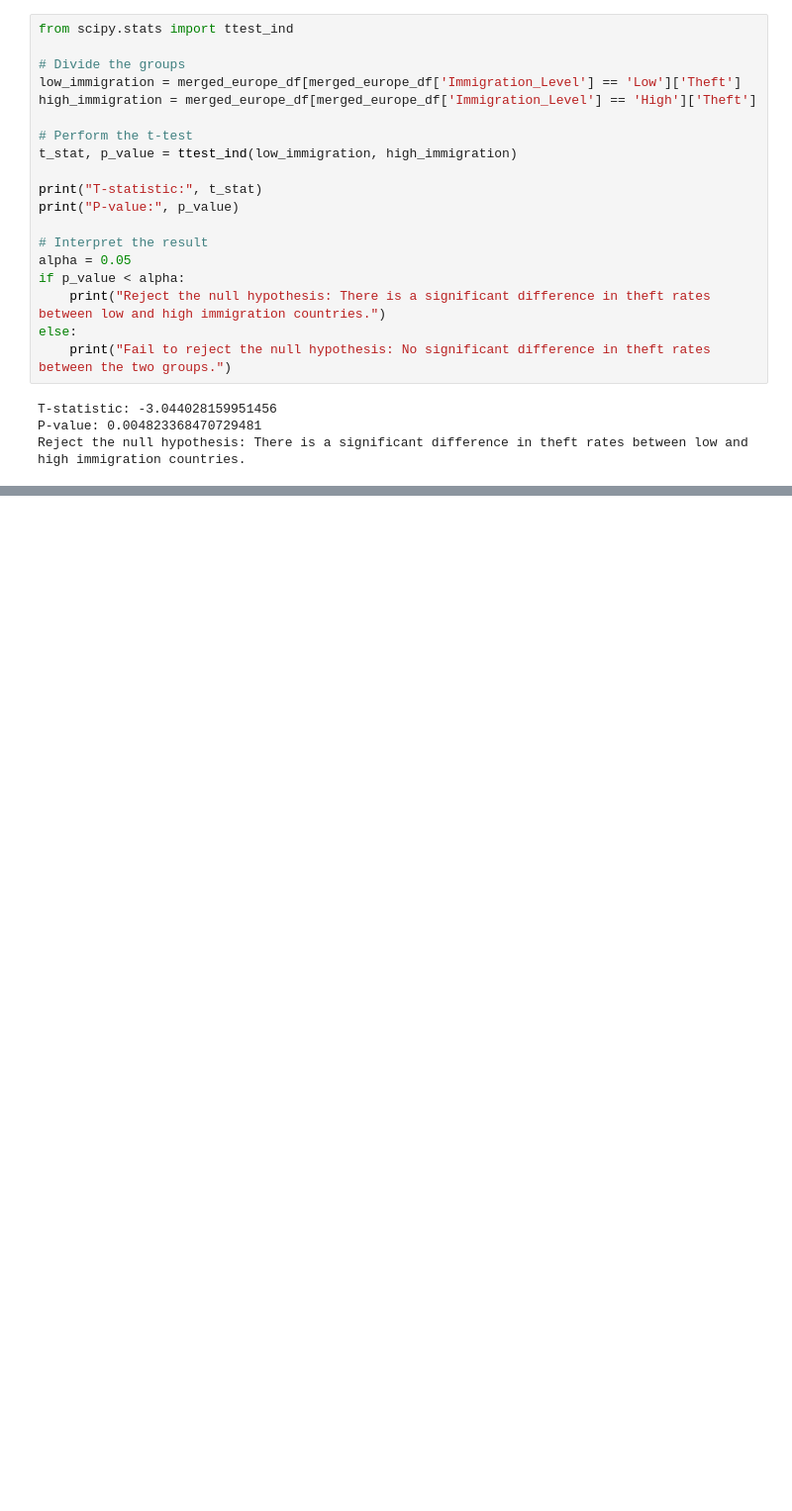
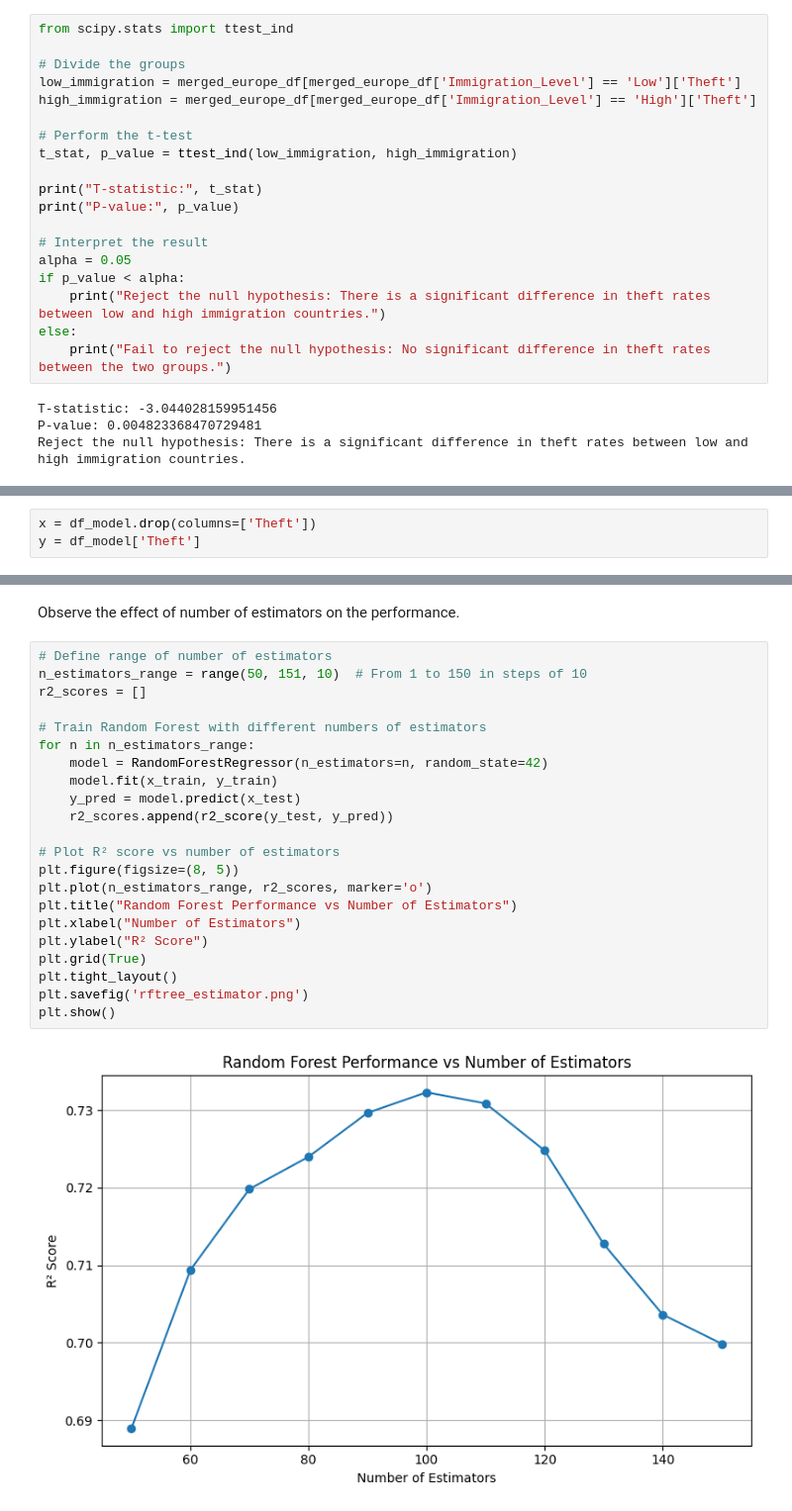
Before and after one commit to slackn/DSA210_Project, a Jupyter notebook: code.ipynb, the cells around one changed output, grey strips where cells are left out. Shown at 99% size. Saved outputs shown, nothing was run; the diff lists cells and outputs as text; blank space fills up the shorter version.

```diff
--- a/code.ipynb
+++ b/code.ipynb
@@ -978,0 +1219,3 @@ Reject the null hypothesis: There is a significant difference in theft rates bet
+# %%
+x = df_model.drop(columns=['Theft'])
+y = df_model['Theft']
@@ -978,0 +1653,26 @@ Reject the null hypothesis: There is a significant difference in theft rates bet
+# %% [markdown]
+Observe the effect of number of estimators on the performance.
+# %%
+# Define range of number of estimators
+n_estimators_range = range(50, 151, 10)  # From 1 to 150 in steps of 10
+r2_scores = []
+
+# Train Random Forest with different numbers of estimators
+for n in n_estimators_range:
+    model = RandomForestRegressor(n_estimators=n, random_state=42)
+    model.fit(x_train, y_train)
+    y_pred = model.predict(x_test)
+    r2_scores.append(r2_score(y_test, y_pred))
+
+# Plot R² score vs number of estimators
+plt.figure(figsize=(8, 5))
+plt.plot(n_estimators_range, r2_scores, marker='o')
+plt.title("Random Forest Performance vs Number of Estimators")
+plt.xlabel("Number of Estimators")
+plt.ylabel("R² Score")
+plt.grid(True)
+plt.tight_layout()
+plt.savefig('rftree_estimator.png')
+plt.show()
+# %% [output]
+[figure, added]
```
Also changed, not shown: parts of 110 cells of this notebook, 1 other file.
